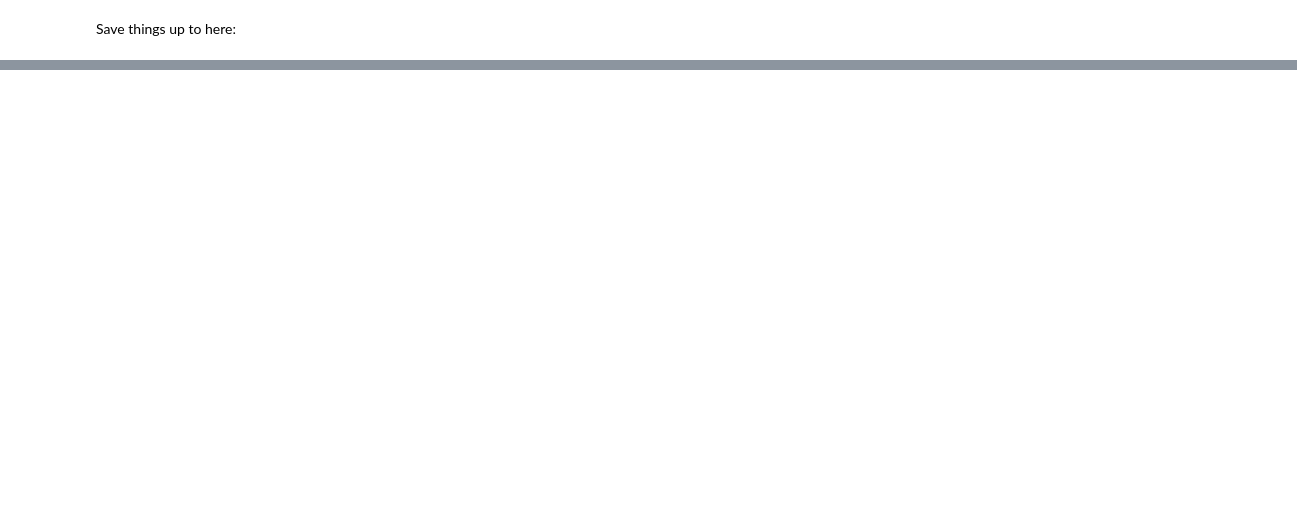
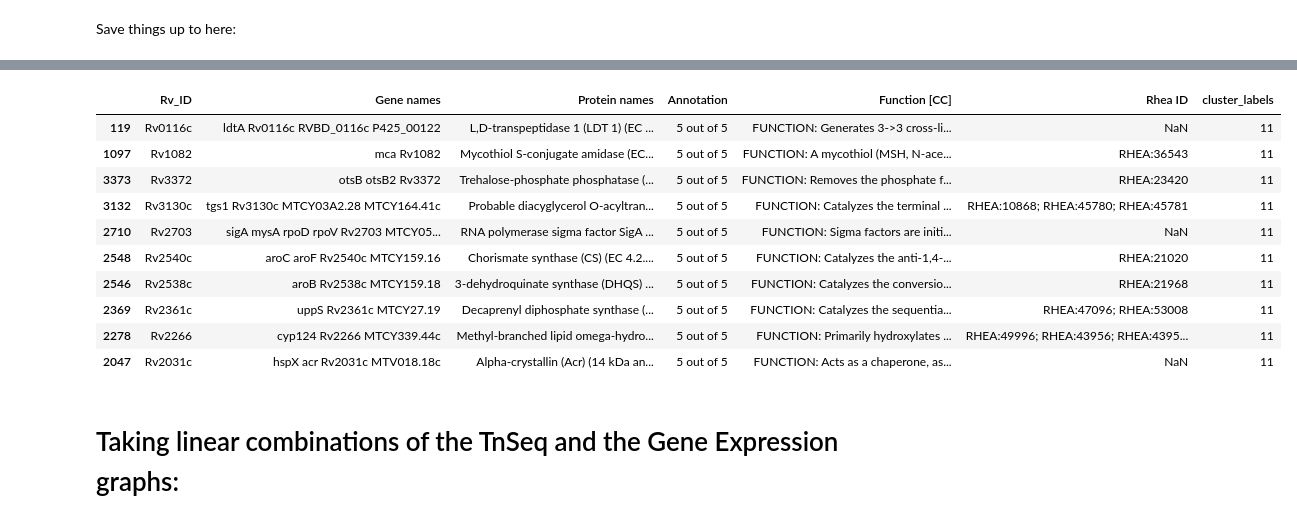
Before and after one commit to ajinich/mtb_tn_db, a Jupyter notebook: ml-standardised_data/GLS_expression.ipynb, the cells around one changed output, grey strips where cells are left out. Cells and saved outputs as stored; diff of their text form; code cells hidden in the pictures; blank space fills up the shorter version.

Commit message:
added Rhea notebok

```diff
--- a/ml-standardised_data/GLS_expression.ipynb
+++ b/ml-standardised_data/GLS_expression.ipynb
@@ -142,0 +352,8 @@ df_lfc.index[list_ind_good].to_series().to_csv('genes_AJ.txt', index=False, head
+# %%
+seed = 43
+np.random.seed(seed)
+
+num_clus = 80
+clustering = KMeans(n_clusters = num_clus, random_state= seed).fit(data)
+cluster_labels = clustering.labels_
+vizdf['cluster_labels'] = cluster_labels
@@ -142,0 +371,6 @@ df_lfc.index[list_ind_good].to_series().to_csv('genes_AJ.txt', index=False, head
+# %%
+rvid = 'Rv2031c'
+plt.figure(figsize=(18,12))
+plt.scatter(vizdf.hUMAP_x, vizdf.hUMAP_y, s=100, color = colors[-3], edgecolors='k', alpha=0.25)
+df_rvid = vizdf[vizdf.Rv_ID==rvid]
+plt.scatter(df_rvid.hUMAP_x, df_rvid.hUMAP_y, s=300, color = colors[1], edgecolors='k', linewidths=3, alpha=0.75)
@@ -142,0 +384,7 @@ df_lfc.index[list_ind_good].to_series().to_csv('genes_AJ.txt', index=False, head
+# %%
+clus = df_rvid.cluster_labels.values[0]
+print(clus)
+plt.figure(figsize=(18,12))
+plt.scatter(vizdf.hUMAP_x, vizdf.hUMAP_y, s=100, color = colors[-3], edgecolors='k', alpha=0.25)
+df_clus = vizdf[vizdf.cluster_labels==clus]
+plt.scatter(df_clus.hUMAP_x, df_clus.hUMAP_y, s=200, color = colors[1], edgecolors='k', linewidths=3, alpha=0.75)
@@ -142,0 +395,18 @@ df_lfc.index[list_ind_good].to_series().to_csv('genes_AJ.txt', index=False, head
+# %%
+cols = ['Rv_ID', 'Gene names', 'Protein names', 'Annotation', 'Function [CC]', 'Rhea ID', 'cluster_labels']
+# %%
+df_up_func[(df_up_func.cluster_labels == clus)].sort_values(by='annot_int', ascending = False)[cols].head(10)
+# %% [output]
+|  | Rv_ID | Gene names | Protein names | Annotation | Function [CC] | Rhea ID | cluster_labels |
+| 119 | Rv0116c | ldtA Rv0116c RVBD_0116c P425_00122 | L,D-transpeptidase 1 (LDT 1) (EC ... | 5 out of 5 | FUNCTION: Generates 3->3 cross-li... | NaN | 11 |
+| 1097 | Rv1082 | mca Rv1082 | Mycothiol S-conjugate amidase (EC... | 5 out of 5 | FUNCTION: A mycothiol (MSH, N-ace... | RHEA:36543 | 11 |
+| 3373 | Rv3372 | otsB otsB2 Rv3372 | Trehalose-phosphate phosphatase (... | 5 out of 5 | FUNCTION: Removes the phosphate f... | RHEA:23420 | 11 |
+| 3132 | Rv3130c | tgs1 Rv3130c MTCY03A2.28 MTCY164.41c | Probable diacyglycerol O-acyltran... | 5 out of 5 | FUNCTION: Catalyzes the terminal ... | RHEA:10868; RHEA:45780; RHEA:45781 | 11 |
+| 2710 | Rv2703 | sigA mysA rpoD rpoV Rv2703 MTCY05... | RNA polymerase sigma factor SigA ... | 5 out of 5 | FUNCTION: Sigma factors are initi... | NaN | 11 |
+| 2548 | Rv2540c | aroC aroF Rv2540c MTCY159.16 | Chorismate synthase (CS) (EC 4.2.... | 5 out of 5 | FUNCTION: Catalyzes the anti-1,4-... | RHEA:21020 | 11 |
+| 2546 | Rv2538c | aroB Rv2538c MTCY159.18 | 3-dehydroquinate synthase (DHQS) ... | 5 out of 5 | FUNCTION: Catalyzes the conversio... | RHEA:21968 | 11 |
+| 2369 | Rv2361c | uppS Rv2361c MTCY27.19 | Decaprenyl diphosphate synthase (... | 5 out of 5 | FUNCTION: Catalyzes the sequentia... | RHEA:47096; RHEA:53008 | 11 |
+| 2278 | Rv2266 | cyp124 Rv2266 MTCY339.44c | Methyl-branched lipid omega-hydro... | 5 out of 5 | FUNCTION: Primarily hydroxylates ... | RHEA:49996; RHEA:43956; RHEA:4395... | 11 |
+| 2047 | Rv2031c | hspX acr Rv2031c MTV018.18c | Alpha-crystallin (Acr) (14 kDa an... | 5 out of 5 | FUNCTION: Acts as a chaperone, as... | NaN | 11 |
+# %% [markdown]
+# Taking linear combinations of the TnSeq and the Gene Expression graphs:
```
Also changed, not shown: parts of 51 cells of this notebook, 16 other files.
